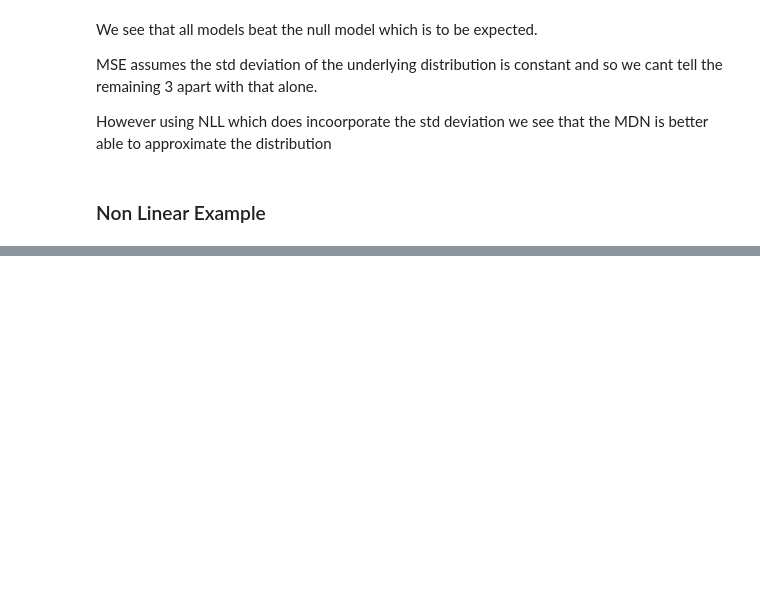
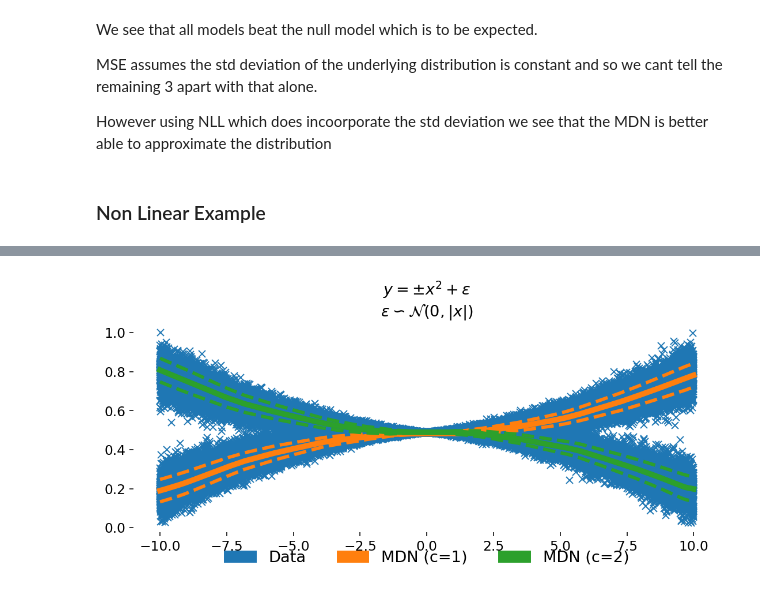
Before and after one commit to ob24-ic/MastersThesis, a Jupyter notebook: MDNintroExample/MDN.ipynb, the cells around one changed output, grey strips where cells are left out. Cells and saved outputs as stored; diff of their text form; code cells hidden in the pictures; blank space fills up the shorter version.

```diff
--- a/MDNintroExample/MDN.ipynb
+++ b/MDNintroExample/MDN.ipynb
@@ -383,0 +415,10 @@ However using NLL which does incoorporate the std deviation we see that the MDN
+# %%
+no_parameters = 3
+components = 2
+neurons = 200
+# %%
+# define new mdn, also define new optimiser
+
+opt_mdn2 = tf.keras.optimizers.Adam(learning_rate=1e-3)
+mdn_2 = MDN(neurons=neurons, components=components)
+mdn_2.compile(loss=gnll_loss, optimizer=opt_mdn2)
@@ -383,0 +431,9 @@ However using NLL which does incoorporate the std deviation we see that the MDN
+# %%
+%%time
+
+# Fit our mdn to the data
+s = np.linspace(-10,10,int(1e3))[:, np.newaxis].astype(np.float32)
+
+mdn_2.fit(x=x_train, y=y_train,epochs=200, validation_data=(x_test, y_test), callbacks=[mon], batch_size=128, verbose=0)
+y_pred = mdn_2.predict(s)
+alpha_pred, mu_pred, sigma_pred = slice_parameter_vectors(y_pred)
@@ -383,0 +444,35 @@ However using NLL which does incoorporate the std deviation we see that the MDN
+# %%
+%%time
+# Plot our results for this example
+
+fig = plt.figure(figsize=(x_size,y_size), dpi=dpi)
+ax = plt.gca()
+
+ax.set_title(r"$y = \pm x^2 + \epsilon$"+"\n"+r"$\epsilon\backsim\mathcal{N}(0,|x|)$", fontsize=alt_font_size)
+ax.plot(x_train,y_train, "x",alpha=1, color=sns.color_palette()[0])
+
+for mx in range(components):
+    plt.plot(s,mu_pred[:,mx], color=sns.color_palette()[1+mx], linewidth=5, linestyle='-', markersize=3)
+    plt.plot(s,mu_pred[:,mx]-sigma_pred[:,mx], color=sns.color_palette()[1+mx],linewidth=3, linestyle='--', markersize=3)
+    plt.plot(s,mu_pred[:,mx]+sigma_pred[:,mx], color=sns.color_palette()[1+mx],linewidth=3, linestyle='--', markersize=3)
+
+remove_ax_window(ax)
+
+data_leg = mpatches.Patch(color=sns.color_palette()[0])
+data_mdn1 = mpatches.Patch(color=sns.color_palette()[1])
+data_mdn2 = mpatches.Patch(color=sns.color_palette()[2])
+
+ax.legend(handles = [data_leg, data_mdn1, data_mdn2],
+          labels = ["Data", "MDN (c=1)", "MDN (c=2)"],
+          loc=9, borderaxespad=0.1, framealpha=1.0, fancybox=True,
+          bbox_to_anchor=(0.5, -0.05), ncol=6, shadow=True, frameon=False,
+          fontsize=alt_font_size)
+
+plt.tight_layout()
+
+if save_figure:
+    plt.savefig("graphics/mdn_nonlinear_prediction.png", format='png',dpi=dpi, bbox_inches='tight')
+
+plt.show()
+# %% [output]
+[figure, added]
```
Also changed, not shown: parts of 16 cells of this notebook.
